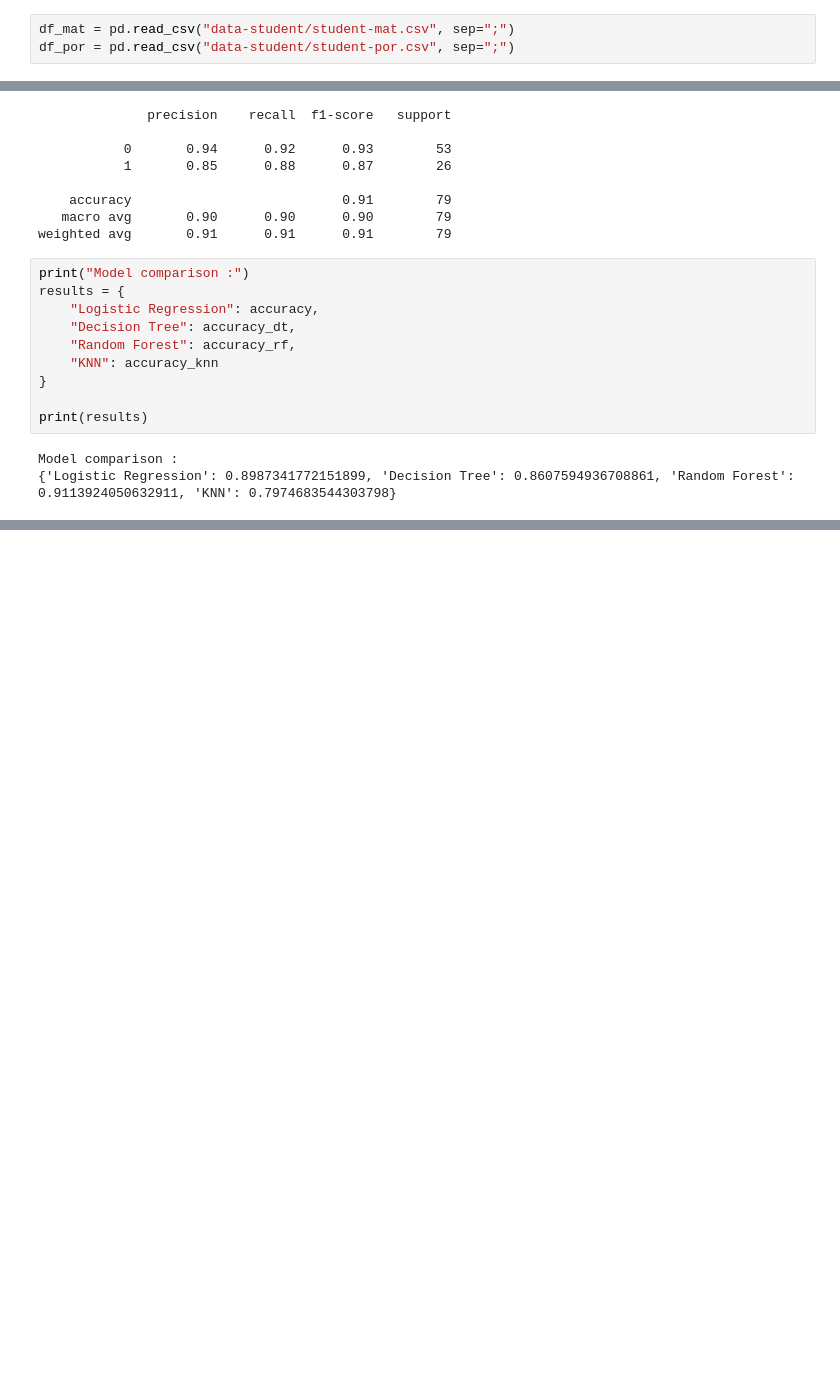
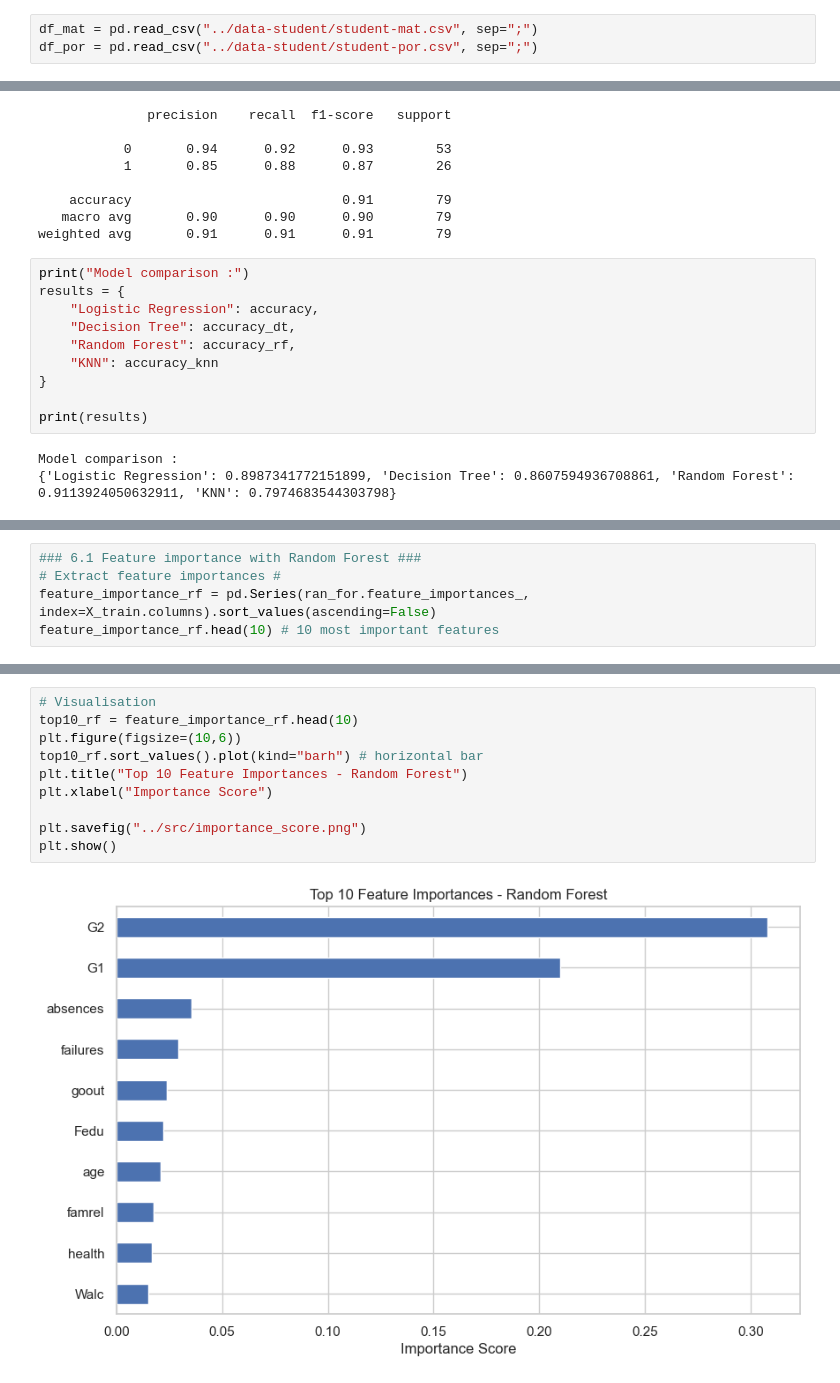
Before and after one commit to Daniel-NguyenMinh2902/Student-Performance-Prediction, a Jupyter notebook: notebooks/student_perf_predict.ipynb, the cells around one changed output, grey strips where cells are left out. Saved outputs shown, nothing was run; the diff lists cells and outputs as text; blank space fills up the shorter version.

Commit message:
Part 6: Interpretation & Feature importance, status:Done

```diff
--- a/notebooks/student_perf_predict.ipynb
+++ b/notebooks/student_perf_predict.ipynb
@@ -40,8 +40,8 @@ The autoreload extension is already loaded. To reload it, use:
         numpy:  2.4.2
         matplotlib:  3.10.7
 # %%
-df_mat = pd.read_csv("data-student/student-mat.csv", sep=";")
-df_por = pd.read_csv("data-student/student-por.csv", sep=";")
+df_mat = pd.read_csv("../data-student/student-mat.csv", sep=";")
+df_por = pd.read_csv("../data-student/student-por.csv", sep=";")
 # %%
 # first 5 lines of dataset
 df_mat.head()
@@ -647,0 +651,5 @@ Model comparison :
+# %%
+### 6.1 Feature importance with Random Forest ###
+# Extract feature importances #
+feature_importance_rf = pd.Series(ran_for.feature_importances_, index=X_train.columns).sort_values(ascending=False)
+feature_importance_rf.head(10) # 10 most important features
@@ -647,0 +668,12 @@ Model comparison :
+# %%
+# Visualisation
+top10_rf = feature_importance_rf.head(10)
+plt.figure(figsize=(10,6))
+top10_rf.sort_values().plot(kind="barh") # horizontal bar
+plt.title("Top 10 Feature Importances - Random Forest")
+plt.xlabel("Importance Score")
+
+plt.savefig("../src/importance_score.png")
+plt.show()
+# %% [output]
+[figure, added]
```
Also changed, not shown: parts of 19 cells of this notebook, 17 other files.
